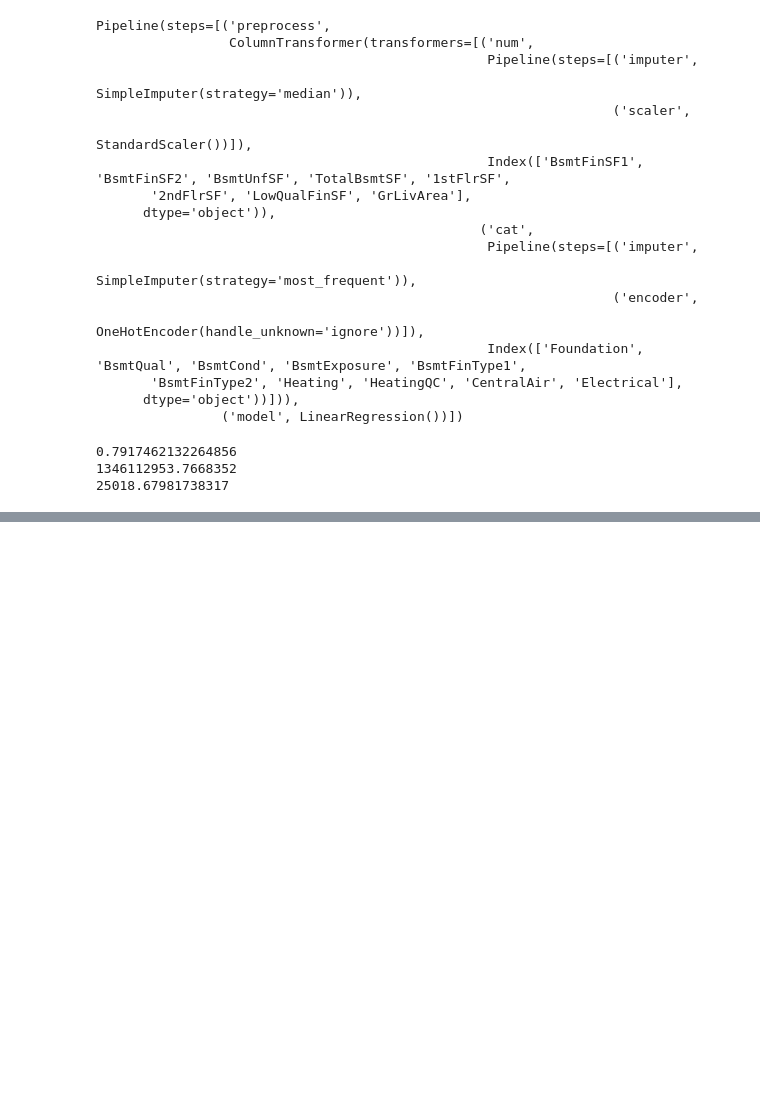
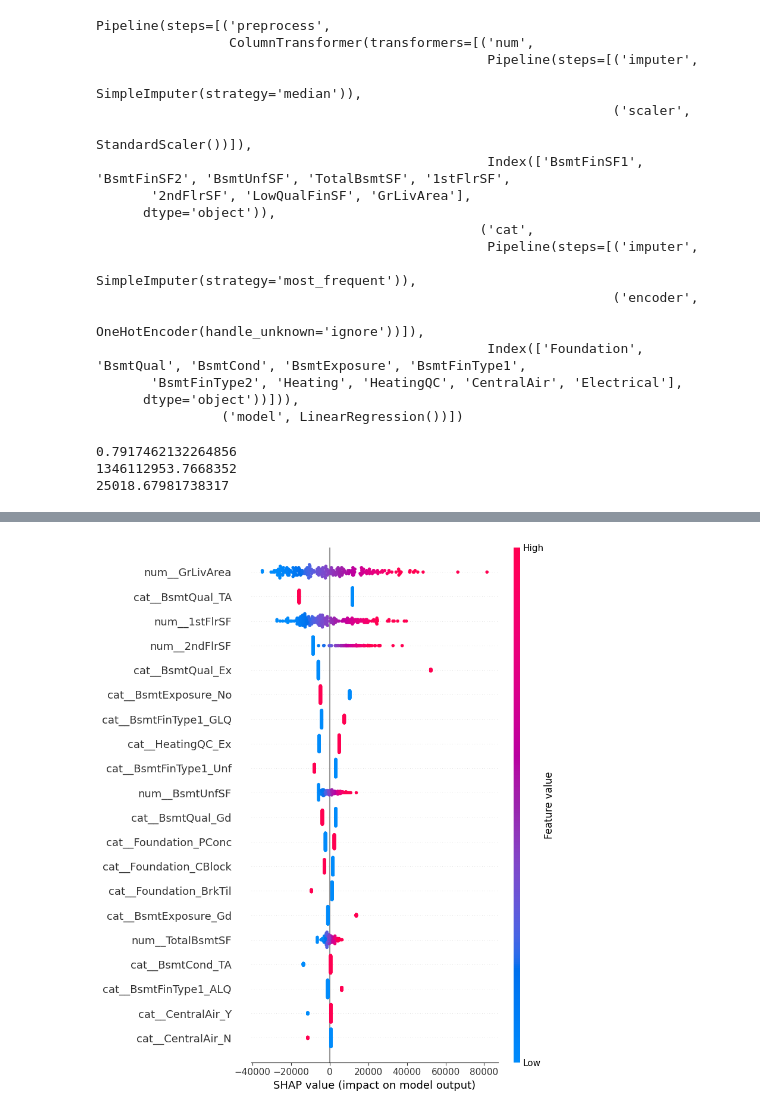
Before and after one commit to OctaMarina/house-price-prediction-integra, a Jupyter notebook: notebooks/pipeline_Irina_cruceru.ipynb, the cells around one changed output, grey strips where cells are left out. Drawn from its saved outputs; the diff is of its cells as text; code cells hidden in the pictures; blank space fills up the shorter version.

```diff
--- a/notebooks/pipeline_Irina_cruceru.ipynb
+++ b/notebooks/pipeline_Irina_cruceru.ipynb
@@ -125,0 +203,14 @@ print(MAE)
+# %%
+#k=6
+data = pd.read_csv("house_prices_subset_IrinaCruceru.csv")
+df_clf_k6 = data.copy()
+
+df_clf_k6['SalePrice_cat_6'] = pd.qcut(
+    df_clf_k6['SalePrice'],
+    q=6,
+    labels=[f'cat_{i}' for i in range(1, 7)]
+)
+df_clf_k6 = df_clf_k6.drop(columns=['SalePrice'])
+
+# Check distribution of categories
+print(df_clf_k6['SalePrice_cat_6'].value_counts())
@@ -125,0 +279,9 @@ print(MAE)
+# %%
+X = data.drop(columns=["SalePrice"])
+y = data["SalePrice"]
+
+categorical_columns = X.select_dtypes(include=["object"]).columns
+numeric_columns = X.select_dtypes(exclude=["object"]).columns
+X_train, X_test, y_train, y_test = train_test_split(X, y, test_size=0.2, random_state=42)
+# %%
+pipe.fit(X_train, y_train)
@@ -125,0 +307,19 @@ print(MAE)
+# %%
+import shap
+
+preprocessor = pipe.named_steps['preprocess']
+regression = pipe.named_steps['model']
+
+X_test_preprocessed = preprocessor.transform(X_test)
+
+explainer = shap.Explainer(regression.predict, X_test_preprocessed)
+
+shap_values = explainer(X_test_preprocessed)
+
+shap.summary_plot(
+    shap_values.values,
+    X_test_preprocessed,
+    feature_names=preprocessor.get_feature_names_out()
+)
+# %% [output]
+[figure, added]
```
Also changed, not shown: parts of 18 cells of this notebook.
